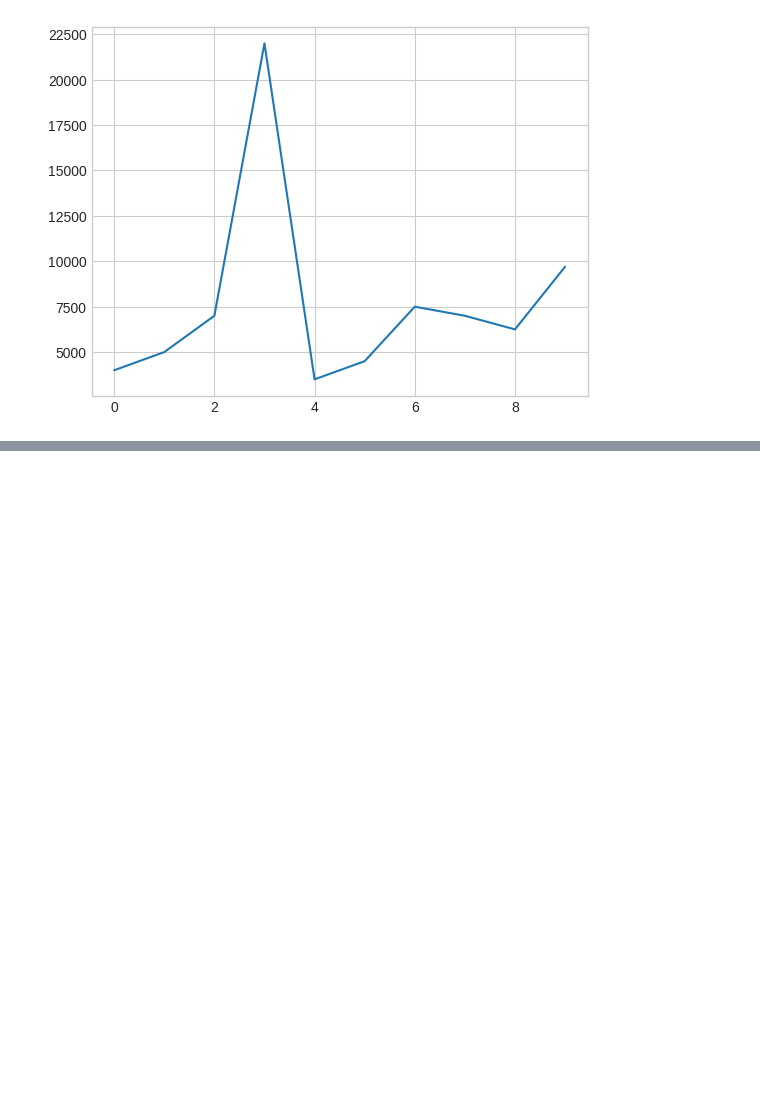
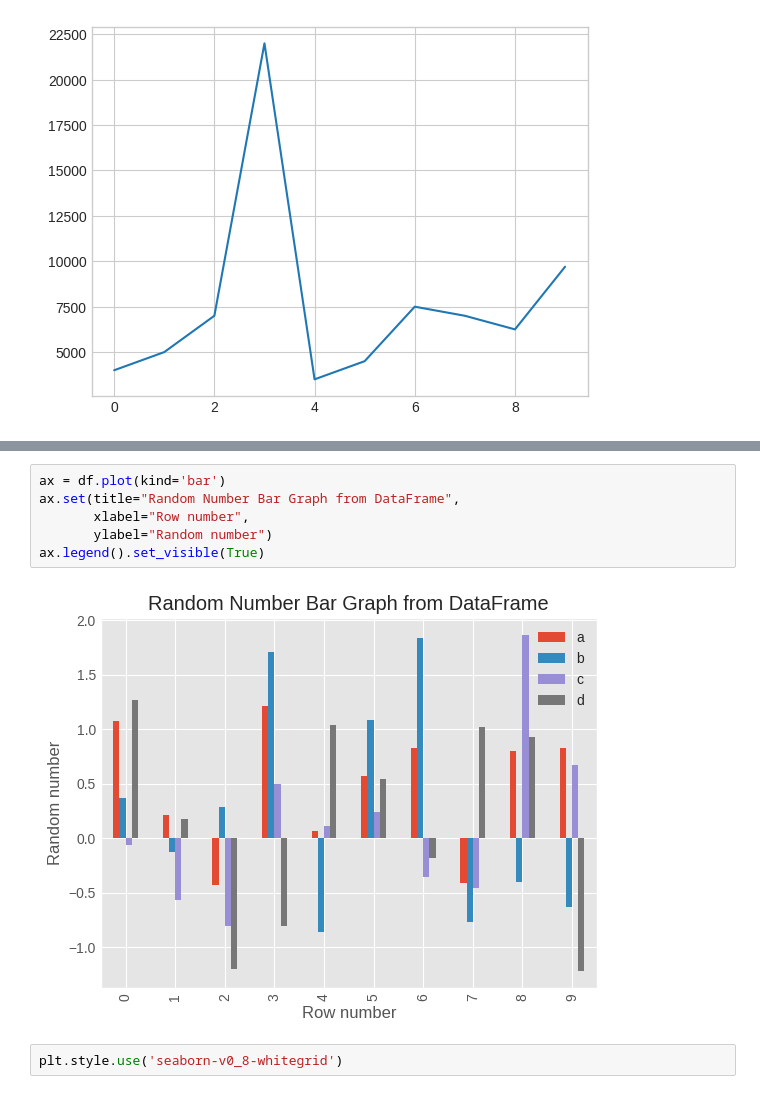
Before and after one commit to abdelaziz-lounes/simple_project, a Jupyter notebook: introduction to matplotLib.ipynb, the cells around one changed output, grey strips where cells are left out. Drawn from its saved outputs; the diff is of its cells as text; blank space fills up the shorter version.

```diff
--- a/introduction to matplotLib.ipynb
+++ b/introduction to matplotLib.ipynb
@@ -713,0 +758,10 @@ plot.style.use('ggplot')
+# %%
+ax = df.plot(kind='bar')
+ax.set(title="Random Number Bar Graph from DataFrame",
+       xlabel="Row number",
+       ylabel="Random number")
+ax.legend().set_visible(True)
+# %% [output]
+[figure, added]
+# %%
+plt.style.use('seaborn-v0_8-whitegrid')
```
Also changed, not shown: parts of 11 cells of this notebook.
